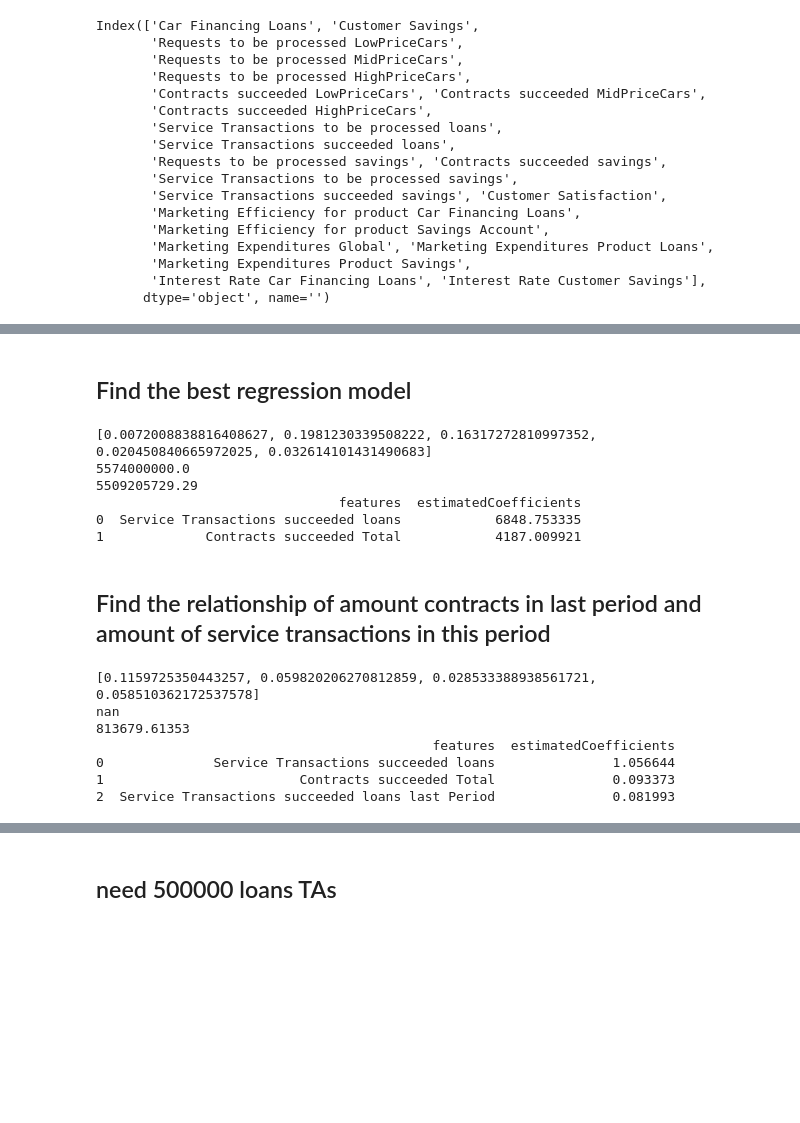
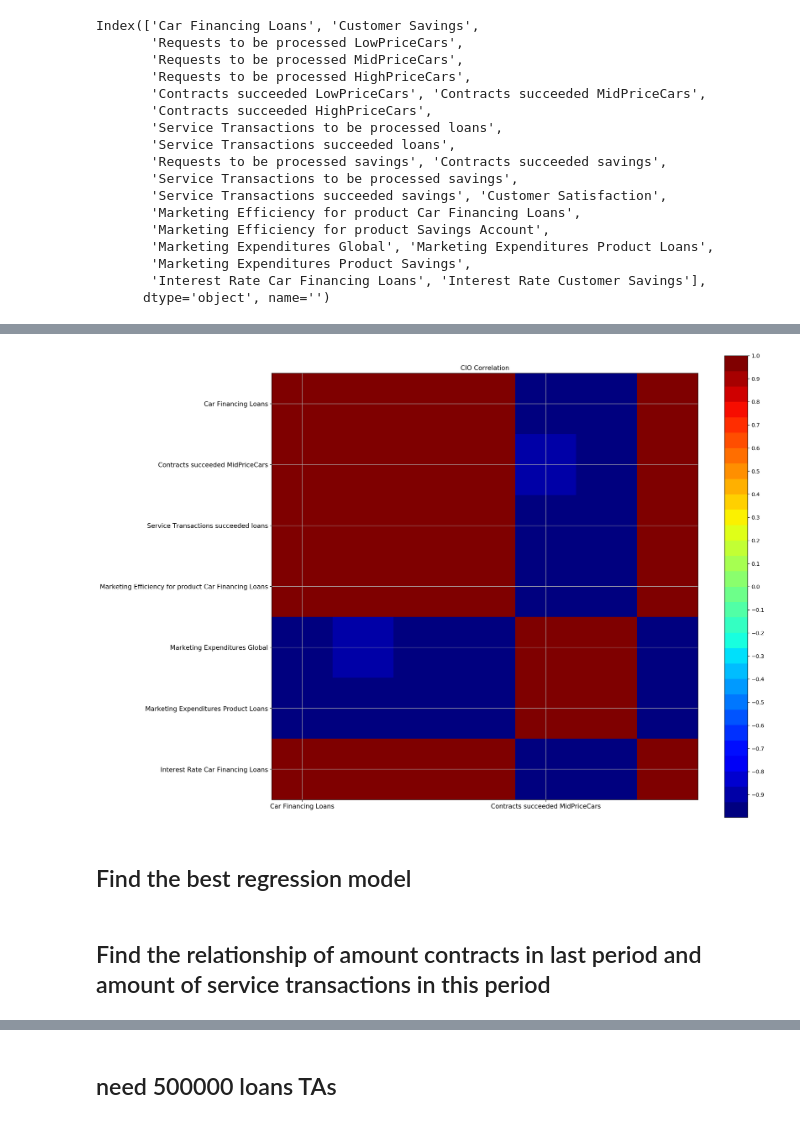
Before and after one commit to zfdcode/something, a Jupyter notebook: CIOGame/CIO.ipynb, the cells around one changed output, grey strips where cells are left out. Saved outputs shown, nothing was run; the diff lists cells and outputs as text; code cells hidden in the pictures; blank space fills up the shorter version.

```diff
--- a/CIOGame/CIO.ipynb
+++ b/CIOGame/CIO.ipynb
@@ -62,3 +46,5 @@ Index(['Car Financing Loans', 'Customer Savings',
        'Marketing Expenditures Product Savings',
        'Interest Rate Car Financing Loans', 'Interest Rate Customer Savings'],
       dtype='object', name='')
+# %%
+df_cmo=df_cmo.drop(["Customer Savings","Requests to be processed LowPriceCars","Requests to be processed HighPriceCars","Contracts succeeded LowPriceCars","Contracts succeeded HighPriceCars","Requests to be processed savings","Contracts succeeded savings","Service Transactions to be processed savings","Service Transactions succeeded savings","Marketing Efficiency for product Savings Account","Marketing Expenditures Product Savings","Interest Rate Customer Savings","Requests to be processed MidPriceCars","Service Transactions to be processed loans","Customer Satisfaction"],axis=1)
@@ -65,3 +61,7 @@ Index(['Car Financing Loans', 'Customer Savings',
+# %%
+cio_game.correlation_matrix(df_cmo.corr())
+# %% [output]
+[figure, added]
 # %%
 sum_contracts_succeeded_loans=df_cmo[[
     'Contracts succeeded LowPriceCars',
@@ -80,13 +80,6 @@ df_loans=df_loans.T.append(sum_contracts_succeeded_loans).T
 y=df_loans["Car Financing Loans"]
 X=df_loans.drop(["Car Financing Loans"],axis=1)
 regr_loans=cio_game.find_best_regr(X[:-1],y[:-1],X.iloc[len(X)-1],y.iloc[len(y)-1])
-# %% [output]
-[0.0072008838816408627, 0.1981230339508222, 0.16317272810997352, 0.020450840665972025, 0.032614101431490683]
-5574000000.0
-5509205729.29
-                               features  estimatedCoefficients
-0  Service Transactions succeeded loans            6848.753335
-1             Contracts succeeded Total            4187.009921
 # %% [markdown]
 ## Find the relationship of amount contracts in last period and amount of service transactions in this period
 # %%
@@ -95,14 +88,6 @@ df_ta_loans=df_ta_loans.append(df_cmo["Service Transactions succeeded loans"].sh
 y=df_ta_loans["Service Transactions to be processed loans next Period"][1:]
 X=df_ta_loans.drop(["Service Transactions to be processed loans next Period"],axis=1)[1:]
 regr_ta_loans=cio_game.find_best_regr(X[:-1],y[:-1],X.iloc[len(X)-1],y.iloc[len(y)-1])
-# %% [output]
-[0.1159725350443257, 0.059820206270812859, 0.028533388938561721, 0.058510362172537578]
-nan
-813679.61353
-                                           features  estimatedCoefficients
-0              Service Transactions succeeded loans               1.056644
-1                         Contracts succeeded Total               0.093373
-2  Service Transactions succeeded loans last Period               0.081993
 # %%
 Service_Transactions_to_be_processed_loans_next_Period=813679.61353
 Service_Transactions_succeeded_loans_last_Period=651918.1
```
Also changed, not shown: parts of 31 cells of this notebook.
